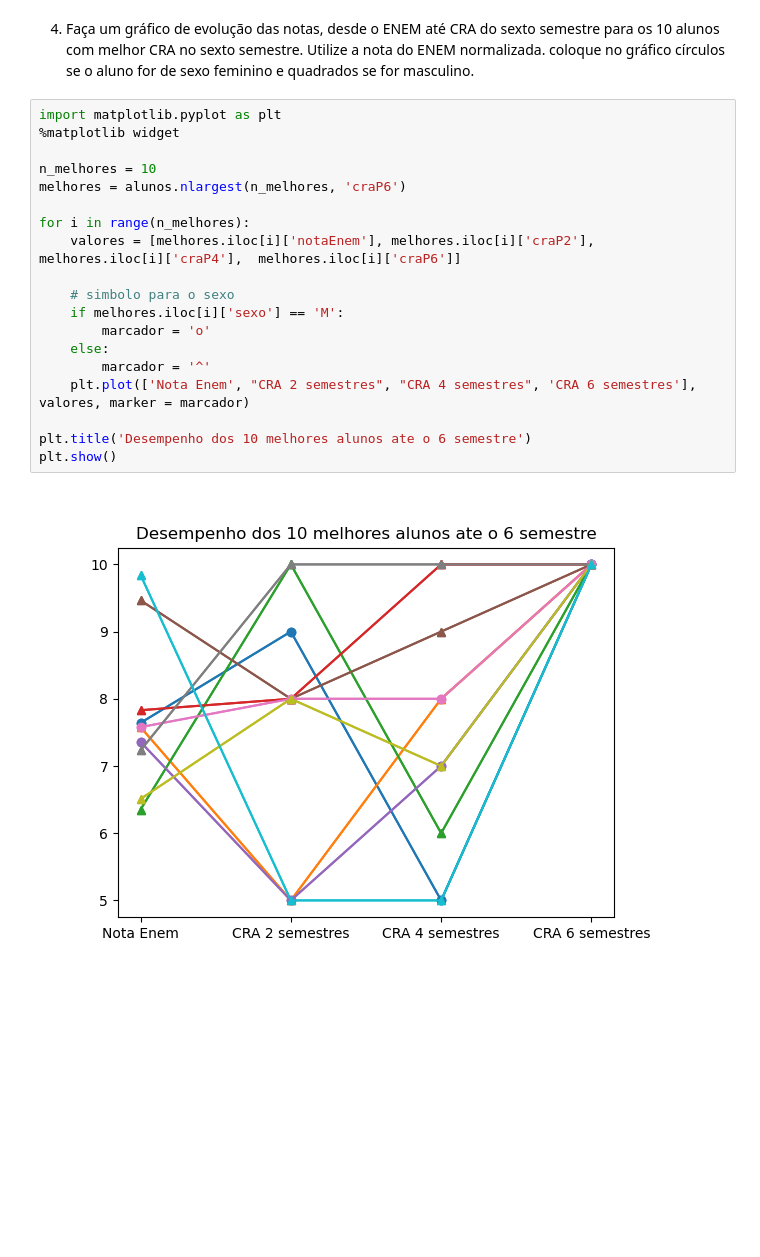
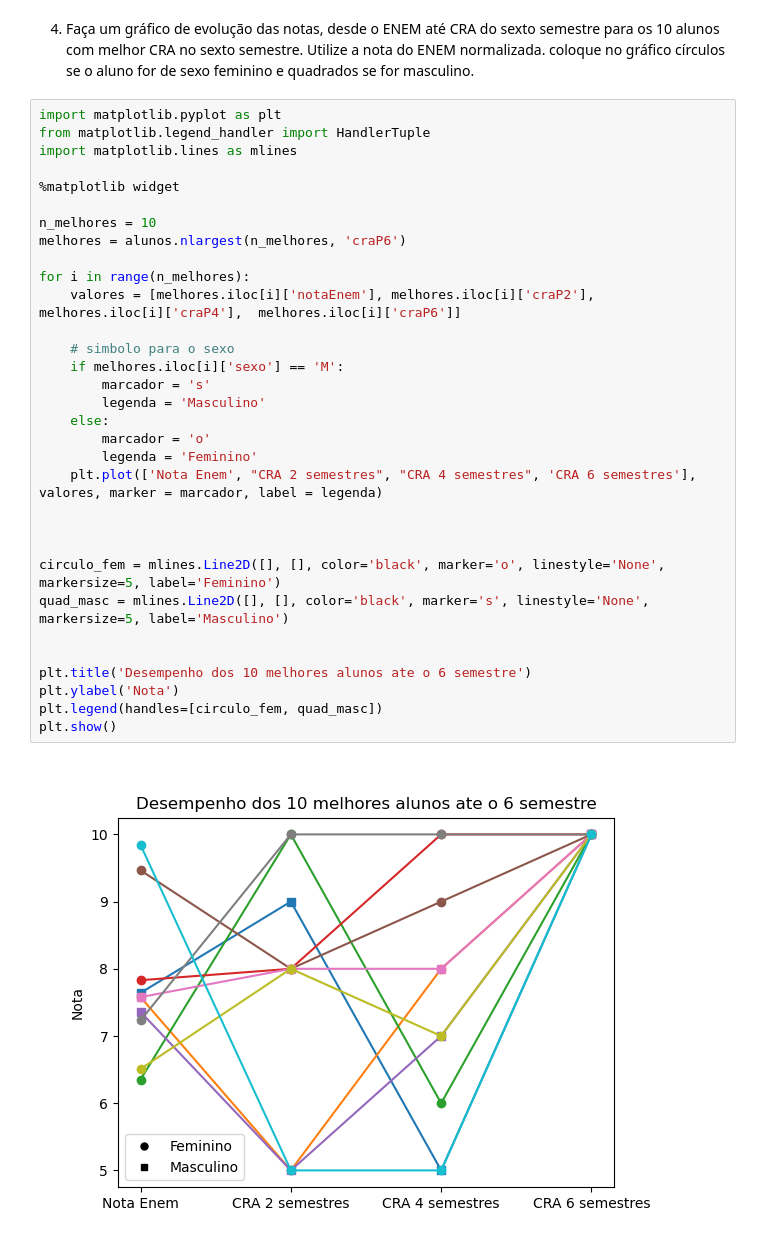
Before and after one commit to everaldina/Trilha_Python, a Jupyter notebook: dev-Everaldina/PI-010.ipynb, the cells around one changed output. Drawn from its saved outputs; the diff is of its cells as text; blank space fills up the shorter version.

Commit message:
add legenda PI-010

```diff
--- a/dev-Everaldina/PI-010.ipynb
+++ b/dev-Everaldina/PI-010.ipynb
@@ -107,22 +107,35 @@ alunos.head()
 4. Faça um gráfico de evolução das notas, desde o ENEM até CRA do sexto semestre para os 10 alunos com melhor CRA no sexto semestre. Utilize a nota do ENEM normalizada. coloque no gráfico círculos se o aluno for de sexo feminino e quadrados se for masculino.
 # %%
 import matplotlib.pyplot as plt
+from matplotlib.legend_handler import HandlerTuple
+import matplotlib.lines as mlines
+
 %matplotlib widget
 
 n_melhores = 10
 melhores = alunos.nlargest(n_melhores, 'craP6')
 
 for i in range(n_melhores):
     valores = [melhores.iloc[i]['notaEnem'], melhores.iloc[i]['craP2'], melhores.iloc[i]['craP4'],  melhores.iloc[i]['craP6']]
 
     # simbolo para o sexo
     if melhores.iloc[i]['sexo'] == 'M':
+        marcador = 's'
+        legenda = 'Masculino'
+    else:
         marcador = 'o'
-    else:
-        marcador = '^'
-    plt.plot(['Nota Enem', "CRA 2 semestres", "CRA 4 semestres", 'CRA 6 semestres'], valores, marker = marcador)
+        legenda = 'Feminino'
+    plt.plot(['Nota Enem', "CRA 2 semestres", "CRA 4 semestres", 'CRA 6 semestres'], valores, marker = marcador, label = legenda)
+
+
+
+circulo_fem = mlines.Line2D([], [], color='black', marker='o', linestyle='None', markersize=5, label='Feminino')
+quad_masc = mlines.Line2D([], [], color='black', marker='s', linestyle='None', markersize=5, label='Masculino')
+
 
 plt.title('Desempenho dos 10 melhores alunos ate o 6 semestre')
+plt.ylabel('Nota')
+plt.legend(handles=[circulo_fem, quad_masc])
 plt.show()
 # %% [output]
-[figure, old version]
+[figure, new version]
```
Also changed, not shown: parts of 1 cell of this notebook.
